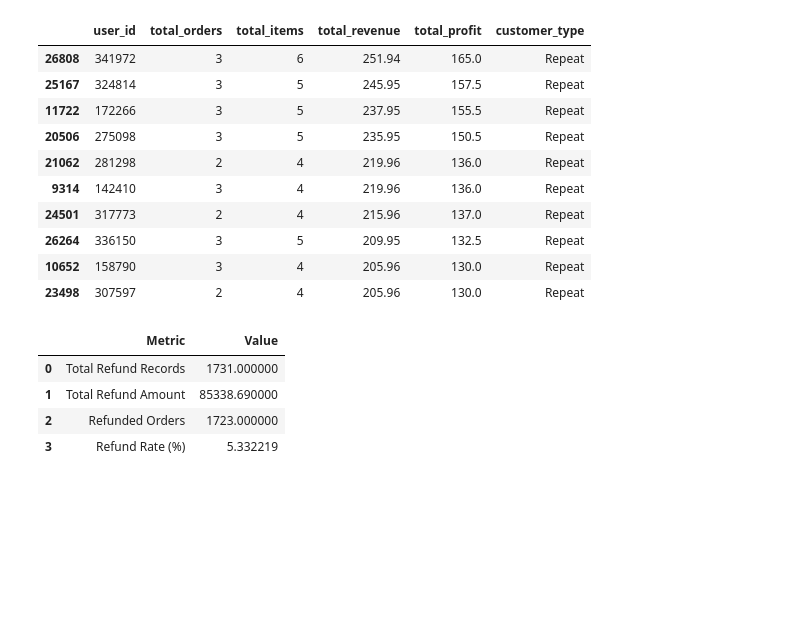
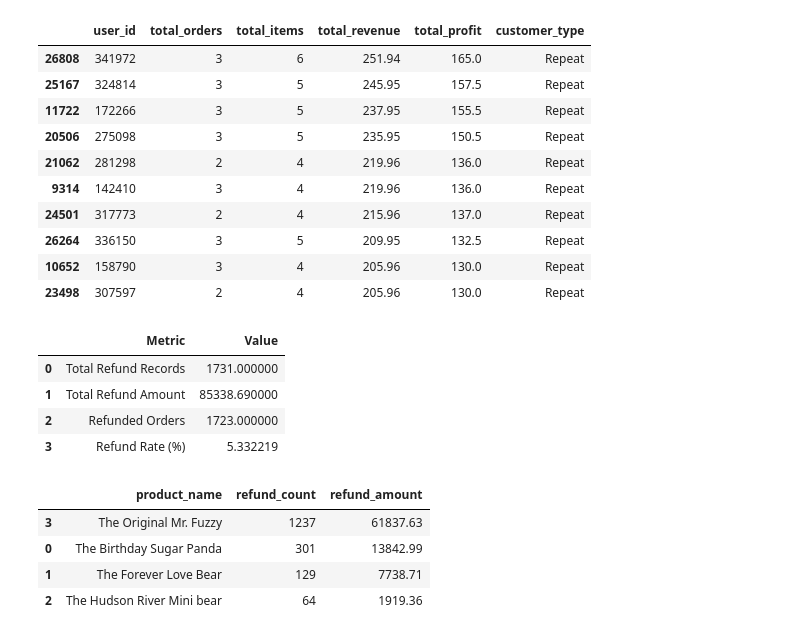
Before and after one commit to suyashverma0/Toylytics-Ecommerce-Sales-Analytics, a Jupyter notebook: Python/notebooks/03_business_analysis.ipynb.ipynb, the cells around one changed output. Cells and saved outputs as stored; diff of their text form; code cells hidden in the pictures; blank space fills up the shorter version.

```diff
--- a/Python/notebooks/03_business_analysis.ipynb.ipynb
+++ b/Python/notebooks/03_business_analysis.ipynb.ipynb
@@ -458,3 +465,13 @@ product_refunds = (
         ascending=False
     )
 )
+# %%
+display(
+    product_refunds.head(10)
+)
+# %% [output]
+|  | product_name | refund_count | refund_amount |
+| 3 | The Original Mr. Fuzzy | 1237 | 61837.63 |
+| 0 | The Birthday Sugar Panda | 301 | 13842.99 |
+| 1 | The Forever Love Bear | 129 | 7738.71 |
+| 2 | The Hudson River Mini bear | 64 | 1919.36 |
```
Also changed, not shown: parts of 6 cells of this notebook, 10 other files.
